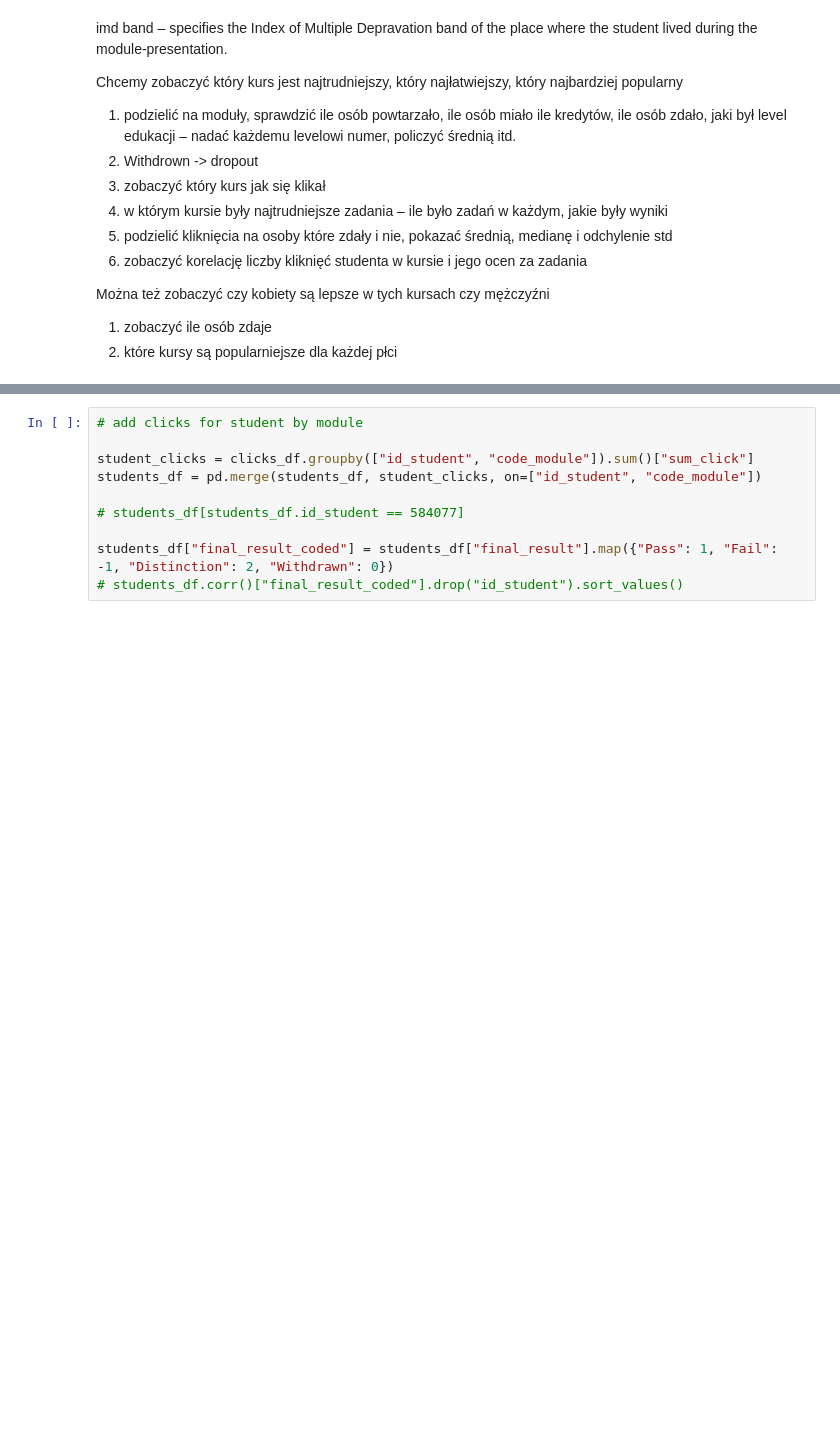
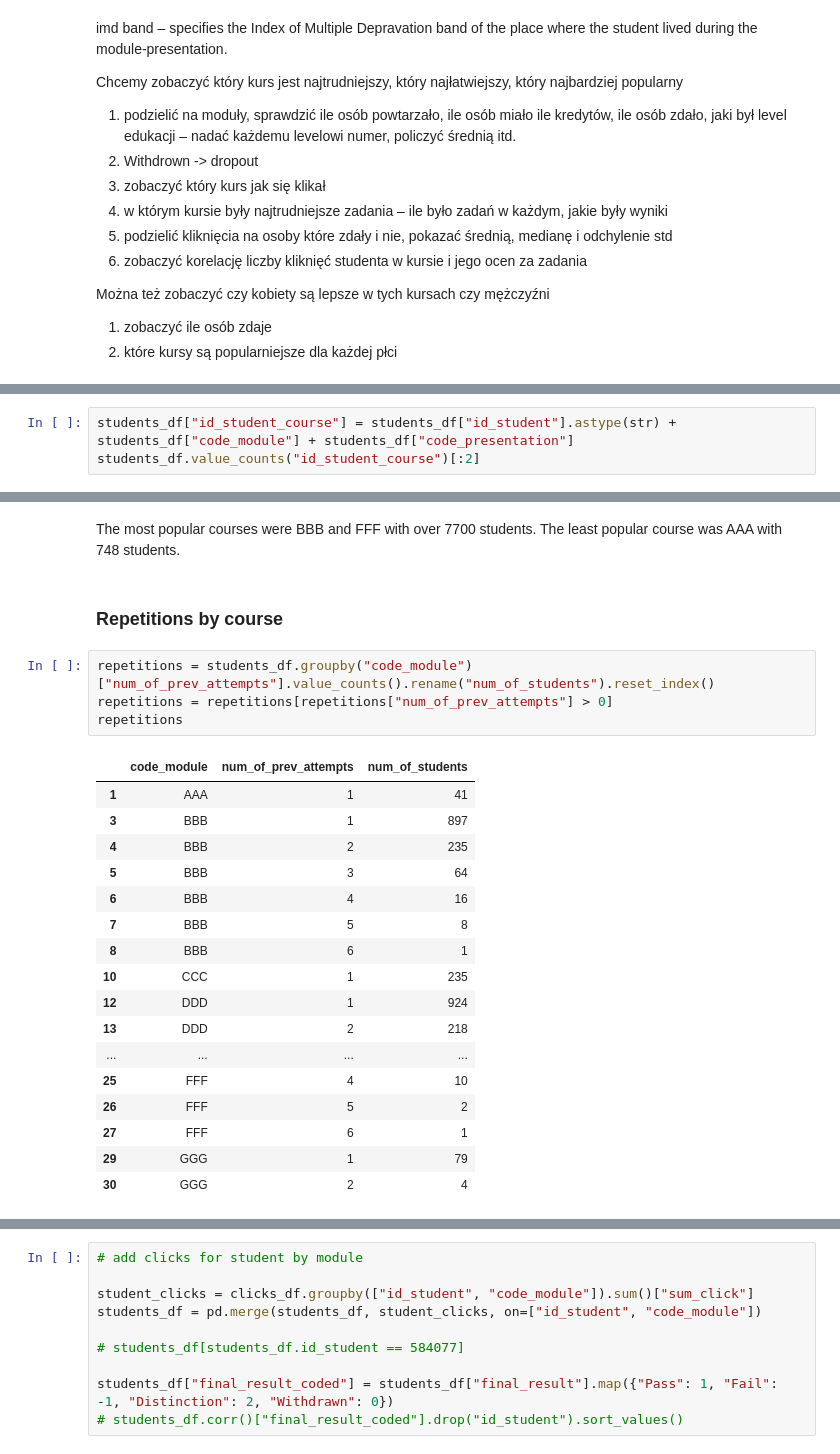
Before and after one commit to annapanfil/UPV, a Jupyter notebook: EDA/2_analysis.ipynb, the cells around one changed output, grey strips where cells are left out. Cells and saved outputs as stored; diff of their text form; blank space fills up the shorter version.

```diff
--- a/EDA/2_vle.ipynb
+++ b/EDA/2_analysis.ipynb
@@ -47,0 +46,3 @@ Length: 28785, dtype: int64
+# %%
+students_df["id_student_course"] = students_df["id_student"].astype(str) + students_df["code_module"] + students_df["code_presentation"]
+students_df.value_counts("id_student_course")[:2]
@@ -47,0 +69,26 @@ Length: 28785, dtype: int64
+# %% [markdown]
+The most popular courses were BBB and FFF with over 7700 students. The least popular course was AAA with 748 students.
+# %% [markdown]
+### Repetitions by course
+# %%
+repetitions = students_df.groupby("code_module")["num_of_prev_attempts"].value_counts().rename("num_of_students").reset_index()
+repetitions = repetitions[repetitions["num_of_prev_attempts"] > 0]
+repetitions
+# %% [output]
+|  | code_module | num_of_prev_attempts | num_of_students |
+| 1 | AAA | 1 | 41 |
+| 3 | BBB | 1 | 897 |
+| 4 | BBB | 2 | 235 |
+| 5 | BBB | 3 | 64 |
+| 6 | BBB | 4 | 16 |
+| 7 | BBB | 5 | 8 |
+| 8 | BBB | 6 | 1 |
+| 10 | CCC | 1 | 235 |
+| 12 | DDD | 1 | 924 |
+| 13 | DDD | 2 | 218 |
+| ... | ... | ... | ... |
+| 25 | FFF | 4 | 10 |
+| 26 | FFF | 5 | 2 |
+| 27 | FFF | 6 | 1 |
+| 29 | GGG | 1 | 79 |
+| 30 | GGG | 2 | 4 |
```
Also changed, not shown: parts of 15 cells of this notebook.
